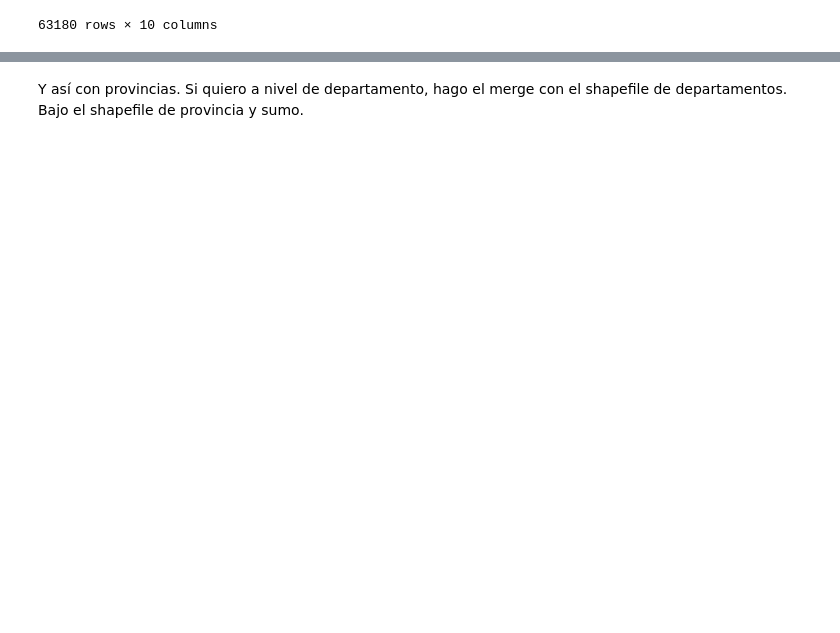
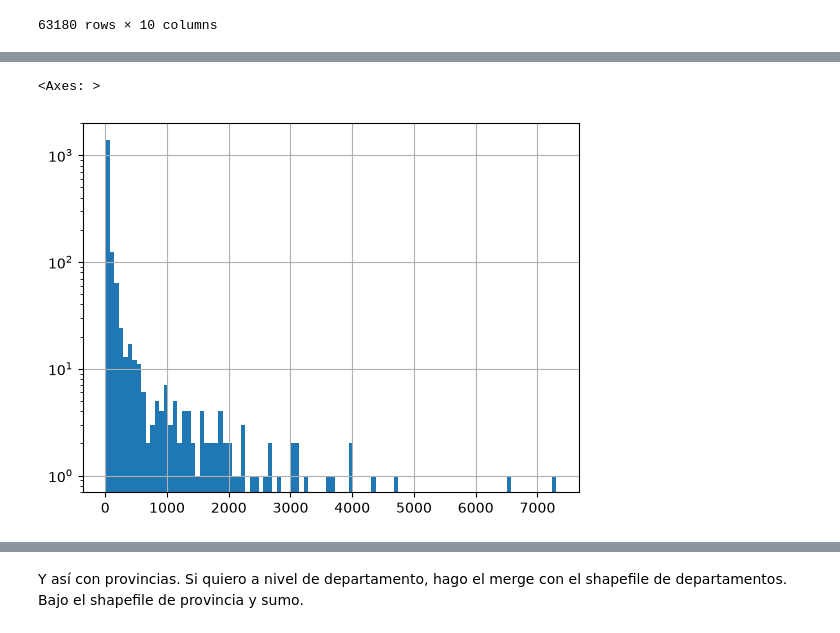
Before and after one commit to ulisesrodas/Python-for-DataScience, a Jupyter notebook: 8. Geopandas.ipynb, the cells around one changed output, grey strips where cells are left out. Saved outputs shown, nothing was run; the diff lists cells and outputs as text; code cells hidden in the pictures; blank space fills up the shorter version.

```diff
--- a/8. Geopandas.ipynb
+++ b/8. Geopandas.ipynb
@@ -362,0 +389,5 @@ base
+# %%
+base["Casos"].hist(bins=100, log=True)
+# %% [output]
+<Axes: >
+[figure, added]
```
Also changed, not shown: parts of 147 cells of this notebook, 2 other files.
